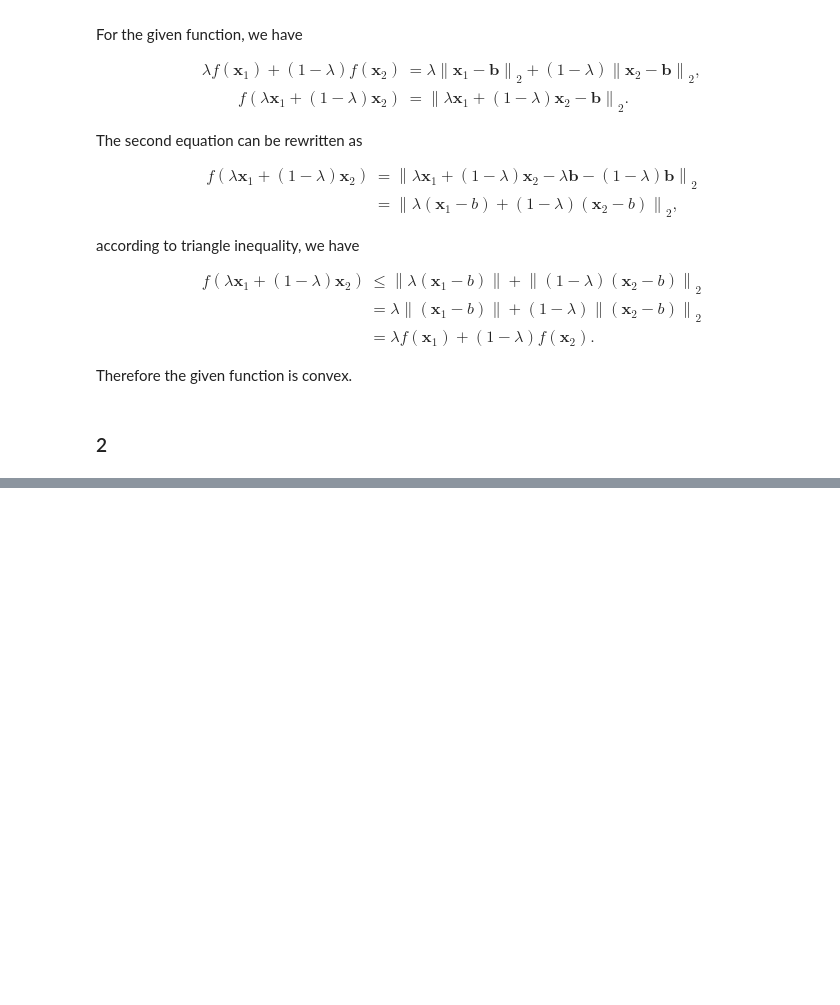
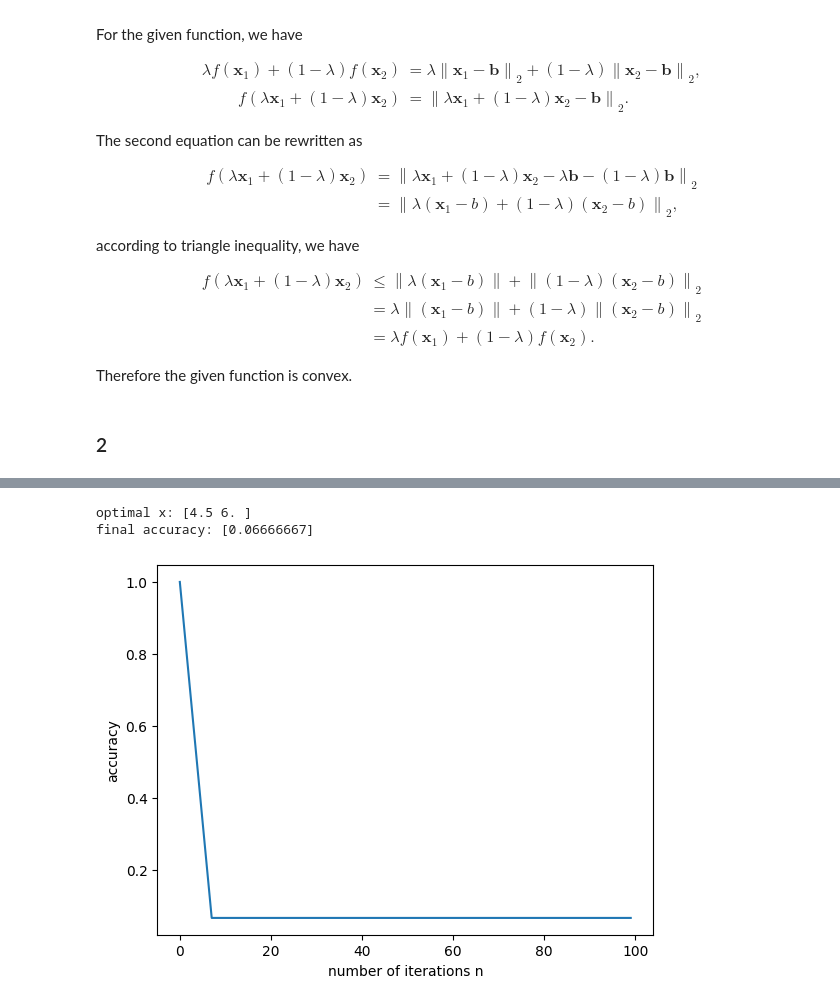
Before and after one commit to Jonas-Zhang97/TUM-MLO, a Jupyter notebook: MLO/HW4/HW4.ipynb, the cells around one changed output, grey strips where cells are left out. Drawn from its saved outputs; the diff is of its cells as text; code cells hidden in the pictures; blank space fills up the shorter version.

```diff
--- a/MLO/HW4/HW4.ipynb
+++ b/MLO/HW4/HW4.ipynb
@@ -145,0 +115,57 @@ plt.show()
+# %%
+# Define the gradient of the function
+def gradient(x):
+  b = np.array([4.5, 6])
+  return (x - b) / np.linalg.norm(x - b, ord=2)
+
+# Beginning from subtask 5, we have a new gradient
+def gradient_2(x):
+  b = np.array([4.5, 6])
+  return 2 * (x - b)
+
+# Define the accuracy calculation
+def accuracy(x, x_star):
+  return np.linalg.norm(x_star - x, ord=2) / np.linalg.norm(x_star, ord=2)
+
+# Define the generation of x_k+1
+def new_x_gen(x, alpha):
+  return x - alpha * gradient(x)
+
+# Define the generation of x_k+1 for subtask 5 and later
+def new_x_gen_2(x, alpha):
+  return x - alpha * gradient_2(x)
+
+# Define the function
+b = np.array([4.5, 6])
+f_1 = lambda x : np.linalg.norm(x - b, ord=2)
+
+# Find the minimizer using scipy
+initial_guess = np.array([0, 0])
+opt_result = minimize(f_1, initial_guess, method='BFGS')
+x_star = opt_result.x
+print("optimal x:", x_star)
+
+# Define the number of loops
+n = np.linspace(0, 99, 100)
+
+# Define the x array
+x_2 = np.array([[0, 0]])
+accu_2 = np.zeros([n.shape[0], 1])
+
+for i in range(0, n.shape[0]):
+  nwe_x_2 = new_x_gen(x_2[i, :], 1)
+  x_2 = np.append(x_2, [nwe_x_2], axis=0)
+  accu_2[i] = accuracy(x_2[i, :], x_star)
+  if accu_2[i, :] <= 0.01:
+    print(i)
+    break
+
+print("final accuracy:", min(accu_2))
+plt.plot(n, accu_2)
+plt.xlabel("number of iterations n")
+plt.ylabel("accuracy")
+plt.show()
+# %% [output]
+optimal x: [4.5 6. ]
+final accuracy: [0.06666667]
+[figure, added]
```
Also changed, not shown: parts of 17 cells of this notebook, 2 other files.
